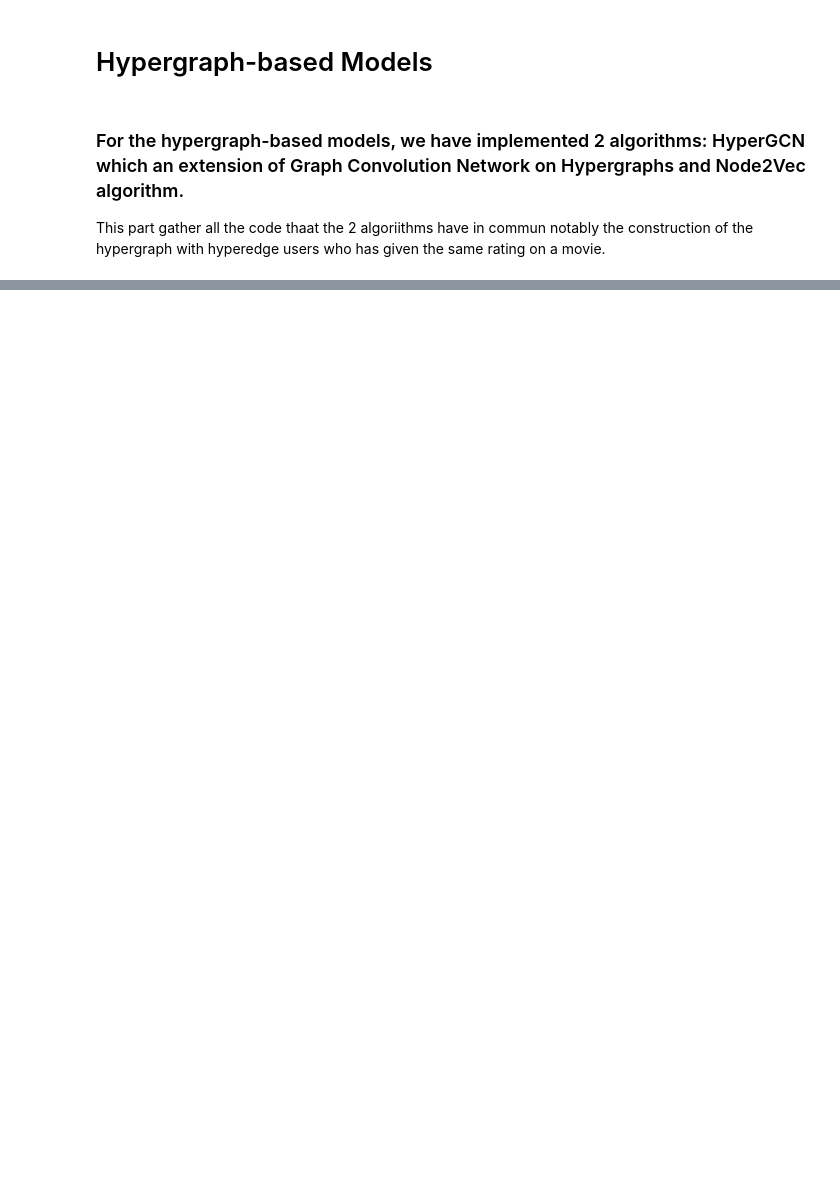
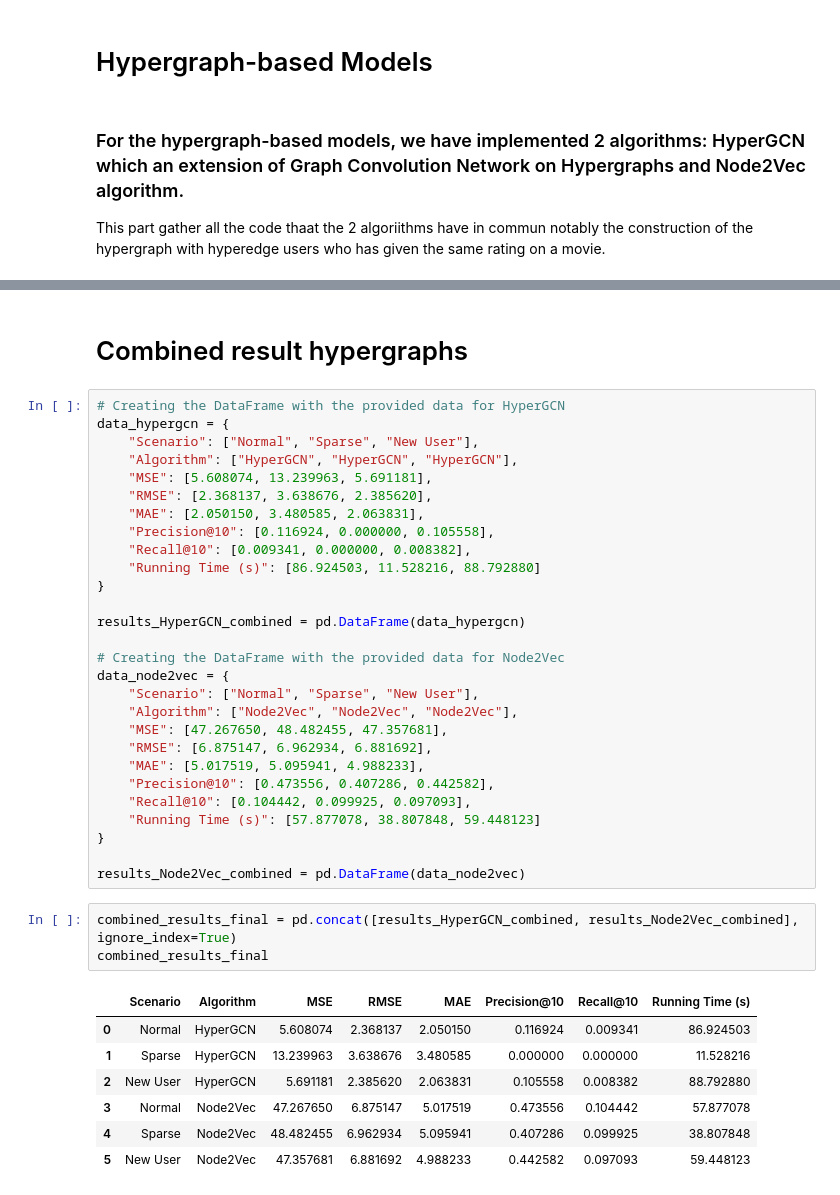
Before and after one commit to diatt17/mrp_masters, a Jupyter notebook: Experimentation and Results.ipynb, the cells around one changed output, grey strips where cells are left out. Drawn from its saved outputs; the diff is of its cells as text; blank space fills up the shorter version.

```diff
--- a/Experimentation and Results.ipynb
+++ b/Experimentation and Results.ipynb
@@ -1286,0 +1942,41 @@ results_node2vec_combined
+# %% [markdown]
+# Combined result hypergraphs
+# %%
+# Creating the DataFrame with the provided data for HyperGCN
+data_hypergcn = {
+    "Scenario": ["Normal", "Sparse", "New User"],
+    "Algorithm": ["HyperGCN", "HyperGCN", "HyperGCN"],
+    "MSE": [5.608074, 13.239963, 5.691181],
+    "RMSE": [2.368137, 3.638676, 2.385620],
+    "MAE": [2.050150, 3.480585, 2.063831],
+    "Precision@10": [0.116924, 0.000000, 0.105558],
+    "Recall@10": [0.009341, 0.000000, 0.008382],
+    "Running Time (s)": [86.924503, 11.528216, 88.792880]
+}
+
+results_HyperGCN_combined = pd.DataFrame(data_hypergcn)
+
+# Creating the DataFrame with the provided data for Node2Vec
+data_node2vec = {
+    "Scenario": ["Normal", "Sparse", "New User"],
+    "Algorithm": ["Node2Vec", "Node2Vec", "Node2Vec"],
+    "MSE": [47.267650, 48.482455, 47.357681],
+    "RMSE": [6.875147, 6.962934, 6.881692],
+    "MAE": [5.017519, 5.095941, 4.988233],
+    "Precision@10": [0.473556, 0.407286, 0.442582],
+    "Recall@10": [0.104442, 0.099925, 0.097093],
+    "Running Time (s)": [57.877078, 38.807848, 59.448123]
+}
+
+results_Node2Vec_combined = pd.DataFrame(data_node2vec)
+# %%
+combined_results_final = pd.concat([results_HyperGCN_combined, results_Node2Vec_combined], ignore_index=True)
+combined_results_final
+# %% [output]
+|  | Scenario | Algorithm | MSE | RMSE | MAE | Precision@10 | Recall@10 | Running Time (s) |
+| 0 | Normal | HyperGCN | 5.608074 | 2.368137 | 2.050150 | 0.116924 | 0.009341 | 86.924503 |
+| 1 | Sparse | HyperGCN | 13.239963 | 3.638676 | 3.480585 | 0.000000 | 0.000000 | 11.528216 |
+| 2 | New User | HyperGCN | 5.691181 | 2.385620 | 2.063831 | 0.105558 | 0.008382 | 88.792880 |
+| 3 | Normal | Node2Vec | 47.267650 | 6.875147 | 5.017519 | 0.473556 | 0.104442 | 57.877078 |
+| 4 | Sparse | Node2Vec | 48.482455 | 6.962934 | 5.095941 | 0.407286 | 0.099925 | 38.807848 |
+| 5 | New User | Node2Vec | 47.357681 | 6.881692 | 4.988233 | 0.442582 | 0.097093 | 59.448123 |
```
Also changed, not shown: parts of 42 cells of this notebook, 3 other files.
